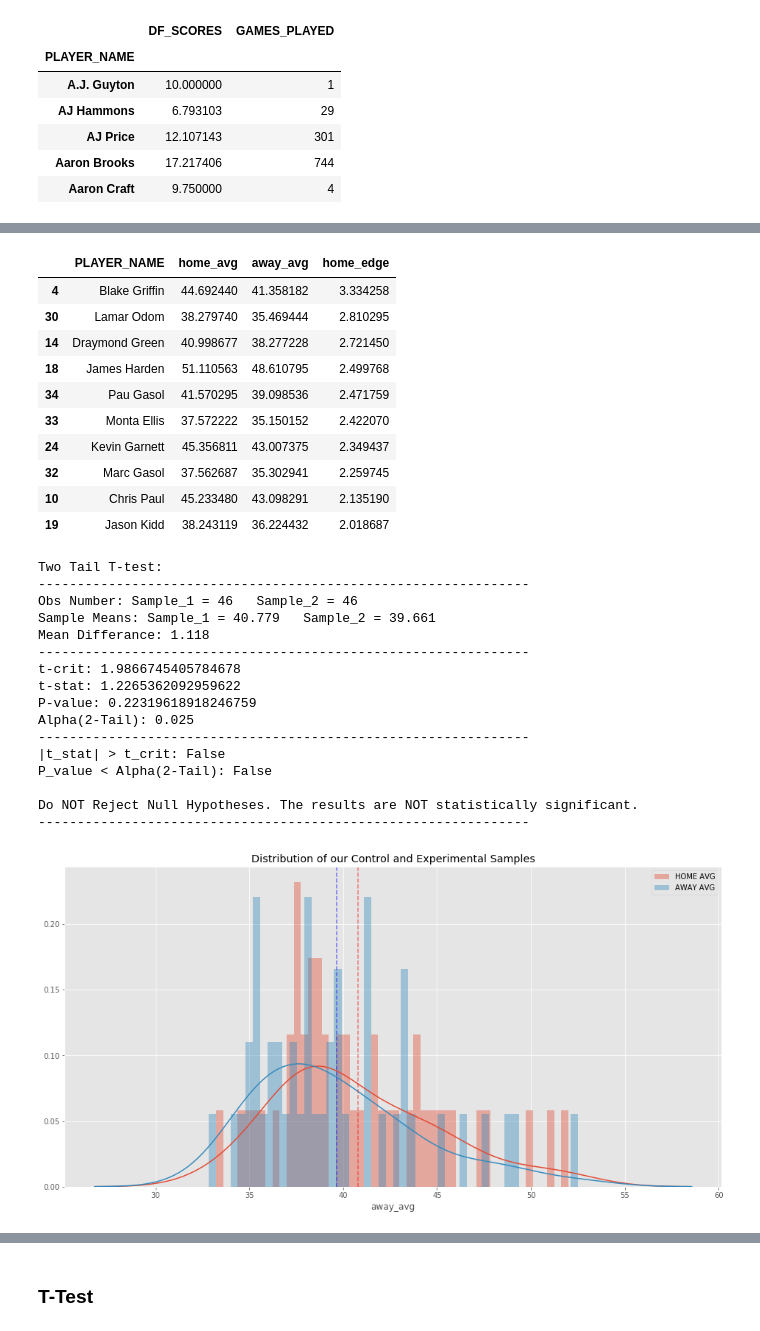
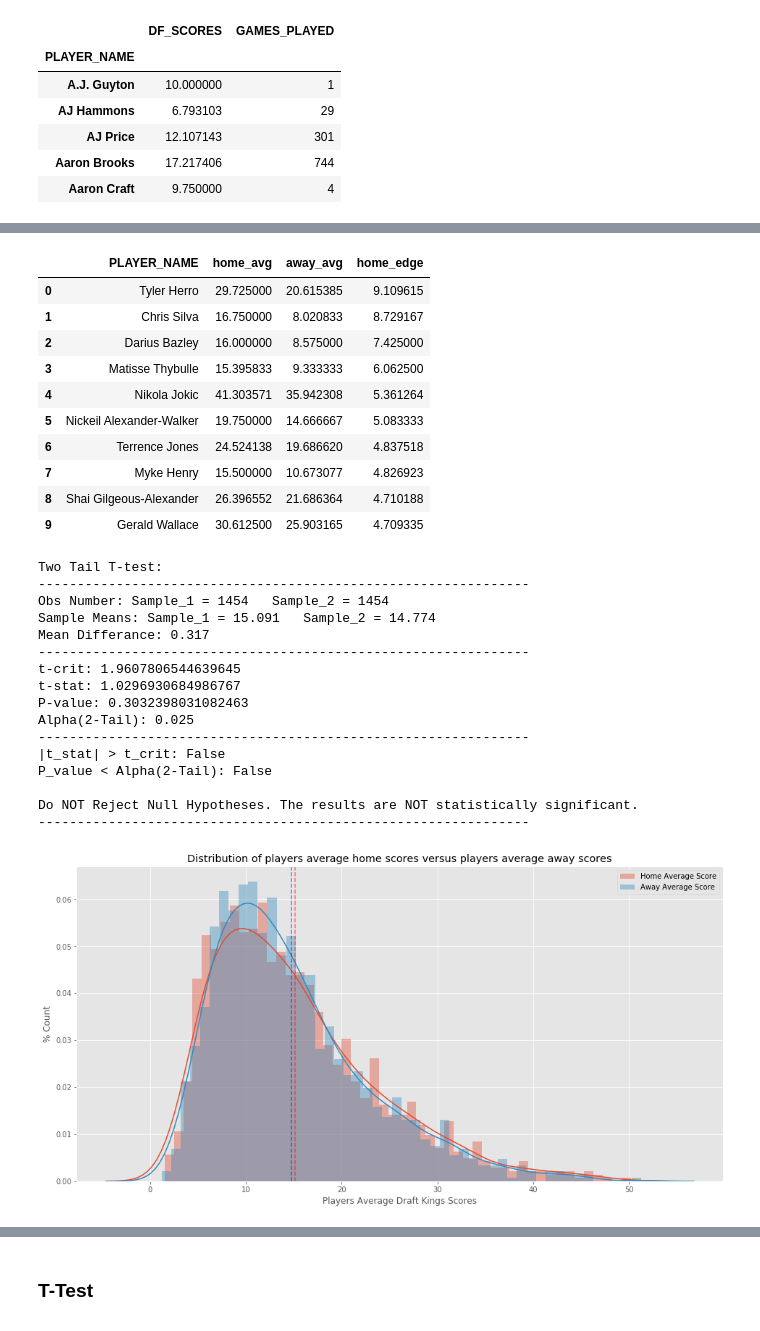
Before and after one commit to KGharib/Hypothesis-Testing-on-18-Seasons-of-NBA-Dataset, a Jupyter notebook: NBA_Marc.ipynb, the cells around one changed output, grey strips where cells are left out. Saved outputs shown, nothing was run; the diff lists cells and outputs as text; code cells hidden in the pictures.

Commit message:
Gerald Wallace Performances Analysis

```diff
--- a/NBA_Marc.ipynb
+++ b/NBA_Marc.ipynb
@@ -60,7 +60,7 @@ memory usage: 120.0+ MB
 # %% [markdown]
 Removing unnecessary Columns from our game_detail_df
 # %%
-game_detail_df.drop(columns=['COMMENT', 'PLUS_MINUS', 'START_POSITION', 'TEAM_CITY'], inplace=True)
+game_detail_df.drop(columns=['COMMENT', 'PLUS_MINUS', 'START_POSITION'], inplace=True)
 # %%
 game_detail_df.head()
 # %% [output]
@@ -109,5 +109,5 @@ memory usage: 93.6+ MB
 # %%
 #cleaning our column for our join and then Hypothesis
-game_player_detail = game_detail_df[['GAME_ID', 'TEAM_ID', 'PLAYER_ID', 'PLAYER_NAME', 'MIN', 'DF_SCORE']]
+game_player_detail = game_detail_df[['GAME_ID', 'TEAM_ID','TEAM_CITY','PLAYER_ID', 'PLAYER_NAME', 'MIN', 'DF_SCORE']]
 game_player_detail
 # %% [output]
@@ -263,7 +263,7 @@ df5.head()
 | Aaron Brooks | 17.217406 | 744 |
 | Aaron Craft | 9.750000 | 4 |
 # %%
-df_top_player = df5.loc[(df5['GAMES_PLAYED'] > 700) & (df5['DF_SCORES'] > 30)] #250 - 20
+df_top_player = df5.loc[(df5['GAMES_PLAYED'] > 20)] #250 - 20
 top_players = list(df_top_player.index)
 print(top_players)
 # %% [output]
@@ -278,7 +278,7 @@ def minutes(value):
 # %%
 df2["MIN"] = df2["MIN"].apply(minutes)
 # %%
-df7 = df2.loc[(df2["PLAYER_NAME"].isin(top_players) & (df2["MIN"] > 30))]
+df7 = df2.loc[(df2["PLAYER_NAME"].isin(top_players))]
 df7.info()
 # %% [output]
 <class 'pandas.core.frame.DataFrame'>
@@ -340,20 +336,19 @@ df_comparison.plot.scatter(x="home_avg", y='away_avg', c="home_edge", title="com
 # %%
-top_10_edge = df_comparison.sort_values(by="home_edge",ascending = False)[:10]
-bottom_10_edge = df_comparison.sort_values(by="home_edge",ascending = True)[:10]
+top_10_edge = df_comparison.sort_values(by="home_edge",ascending = False)[:10].reset_index()
+top_10_edge.drop(columns='index', inplace=True)
 top_10_edge
-# bottom_10_edge
 # %% [output]
 |  | PLAYER_NAME | home_avg | away_avg | home_edge |
-| 4 | Blake Griffin | 44.692440 | 41.358182 | 3.334258 |
-| 30 | Lamar Odom | 38.279740 | 35.469444 | 2.810295 |
-| 14 | Draymond Green | 40.998677 | 38.277228 | 2.721450 |
-| 18 | James Harden | 51.110563 | 48.610795 | 2.499768 |
-| 34 | Pau Gasol | 41.570295 | 39.098536 | 2.471759 |
-| 33 | Monta Ellis | 37.572222 | 35.150152 | 2.422070 |
-| 24 | Kevin Garnett | 45.356811 | 43.007375 | 2.349437 |
-| 32 | Marc Gasol | 37.562687 | 35.302941 | 2.259745 |
-| 10 | Chris Paul | 45.233480 | 43.098291 | 2.135190 |
-| 19 | Jason Kidd | 38.243119 | 36.224432 | 2.018687 |
+| 0 | Tyler Herro | 29.725000 | 20.615385 | 9.109615 |
+| 1 | Chris Silva | 16.750000 | 8.020833 | 8.729167 |
+| 2 | Darius Bazley | 16.000000 | 8.575000 | 7.425000 |
+| 3 | Matisse Thybulle | 15.395833 | 9.333333 | 6.062500 |
+| 4 | Nikola Jokic | 41.303571 | 35.942308 | 5.361264 |
+| 5 | Nickeil Alexander-Walker | 19.750000 | 14.666667 | 5.083333 |
+| 6 | Terrence Jones | 24.524138 | 19.686620 | 4.837518 |
+| 7 | Myke Henry | 15.500000 | 10.673077 | 4.826923 |
+| 8 | Shai Gilgeous-Alexander | 26.396552 | 21.686364 | 4.710188 |
+| 9 | Gerald Wallace | 30.612500 | 25.903165 | 4.709335 |
 # %%
 def two_sample_ttest(sample1, sample2, alpha):
     n_sample1 = len(sample1)
@@ -385,28 +380,30 @@ def two_sample_ttest(sample1, sample2, alpha):
     return None
 # %%
 plt.figure(figsize=(16,8))
-plt.title('Distribution of our Control and Experimental Samples')
-sns.distplot(df_comparison["home_avg"], label='HOME AVG', bins=50)
-sns.distplot(df_comparison["away_avg"], label='AWAY AVG',bins=50)
+plt.title('Distribution of players average home scores versus players average away scores')
+sns.distplot(df_comparison["home_avg"], label='Home Average Score', bins=50)
+sns.distplot(df_comparison["away_avg"], label='Away Average Score',bins=50)
+plt.ylabel('% Count')
+plt.xlabel('Players Average Draft Kings Scores')
 plt.legend()
 plt.axvline(x=df_comparison["home_avg"].mean(), color='r',alpha = 0.5, linestyle='--')
 plt.axvline(x=df_comparison["away_avg"].mean(), color='b',alpha = 0.5, linestyle='--')
 two_sample_ttest(df_comparison["home_avg"], df_comparison["away_avg"], 0.05)
 # %% [output]
 Two Tail T-test:
 ---------------------------------------------------------------
-Obs Number: Sample_1 = 46   Sample_2 = 46
-Sample Means: Sample_1 = 40.779   Sample_2 = 39.661
-Mean Differance: 1.118
+Obs Number: Sample_1 = 1454   Sample_2 = 1454
+Sample Means: Sample_1 = 15.091   Sample_2 = 14.774
+Mean Differance: 0.317
 ---------------------------------------------------------------
-t-crit: 1.9866745405784678
-t-stat: 1.2265362092959622
-P-value: 0.22319618918246759
+t-crit: 1.9607806544639645
+t-stat: 1.0296930684986767
+P-value: 0.3032398031082463
 Alpha(2-Tail): 0.025
 ---------------------------------------------------------------
 |t_stat| > t_crit: False
 P_value < Alpha(2-Tail): False
 
 Do NOT Reject Null Hypotheses. The results are NOT statistically significant.
 ---------------------------------------------------------------
-[figure, old version]
+[figure, new version]
```
Also changed, not shown: parts of 36 cells of this notebook.
